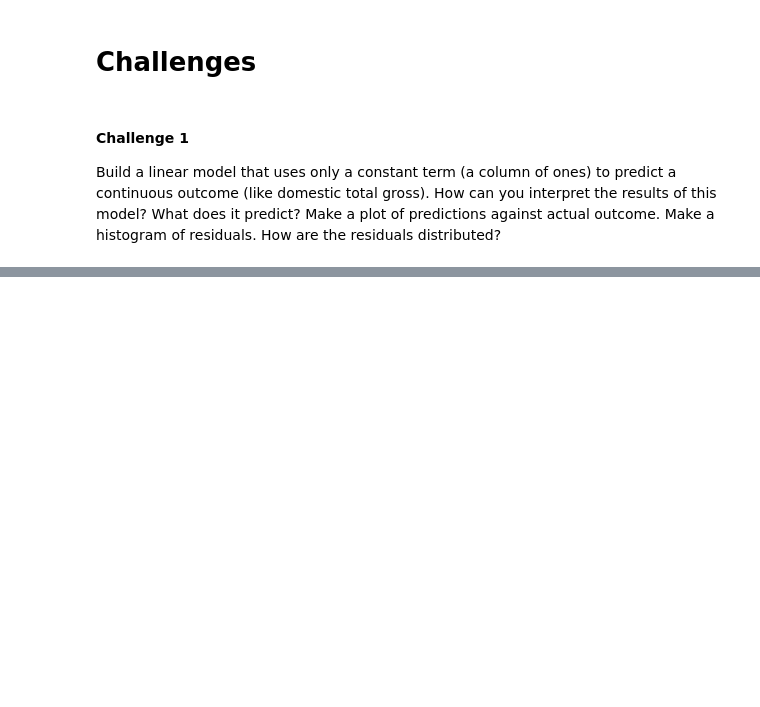
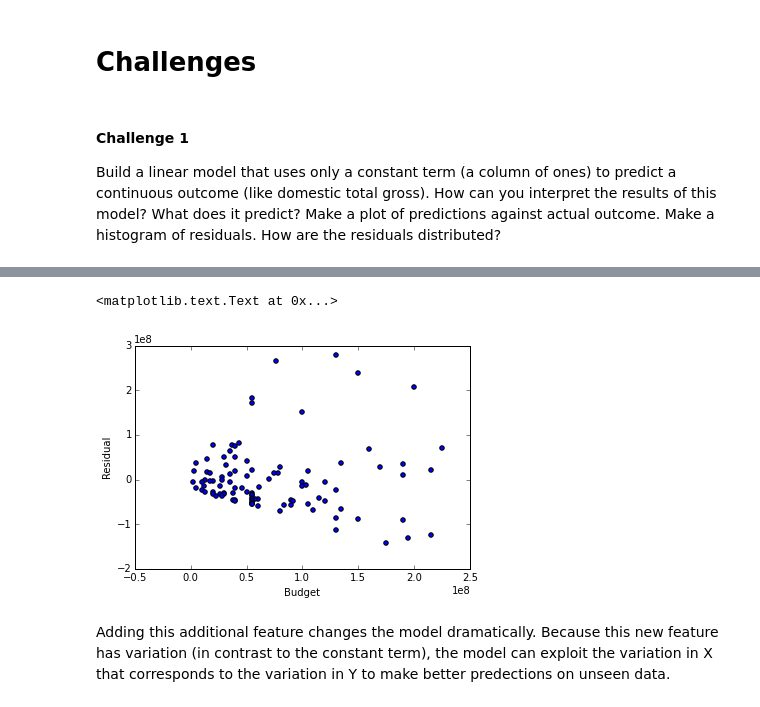
Before and after one commit to jstnstwrt/linear-regression-exercises, a Jupyter notebook: linear_regression_exercises.ipynb, the cells around one changed output, grey strips where cells are left out. Drawn from its saved outputs; the diff is of its cells as text; code cells hidden in the pictures; blank space fills up the shorter version.

```diff
--- a/linear_regression_exercises.ipynb
+++ b/linear_regression_exercises.ipynb
@@ -25,0 +64,9 @@ plt.scatter()
+# %%
+plt.scatter(df.Budget.fillna(df.Budget.median()),y-preds)
+plt.ylabel('Residual')
+plt.xlabel('Budget')
+# %% [output]
+<matplotlib.text.Text at 0x...>
+[figure, added]
+# %% [markdown]
+Adding this additional feature changes the model dramatically. Because this new feature has variation (in contrast to the constant term), the model can exploit the variation in X that corresponds to the variation in Y to make better predections on unseen data.
```
Also changed, not shown: parts of 12 cells of this notebook.
